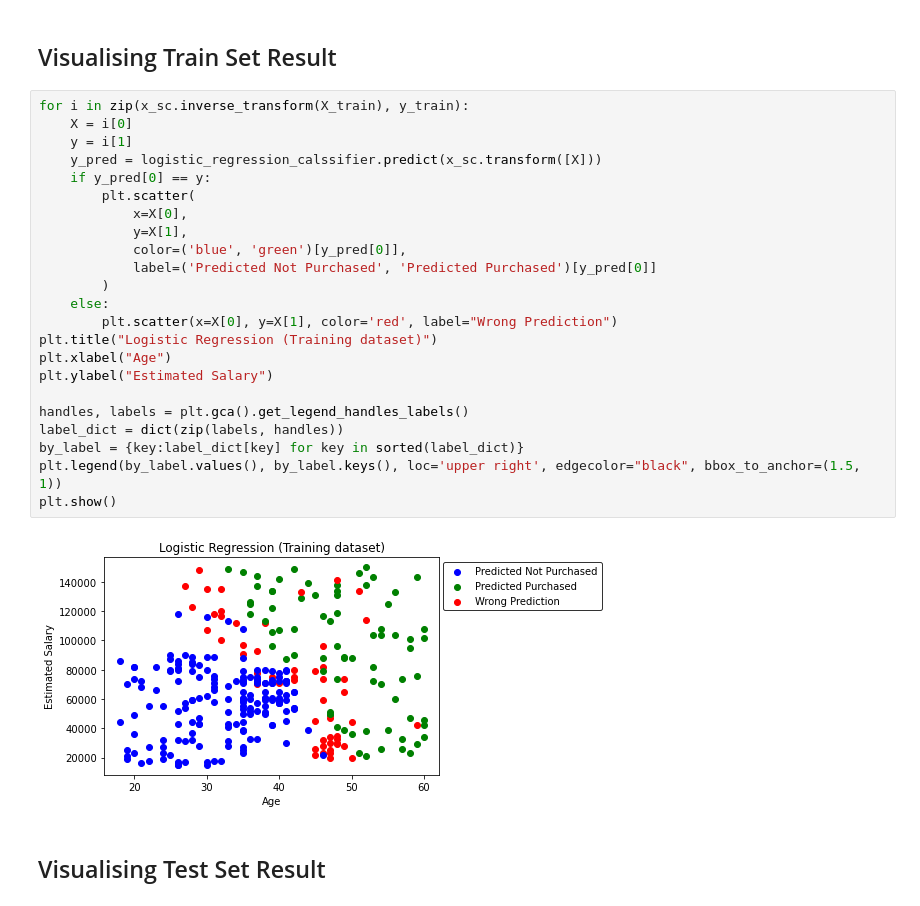
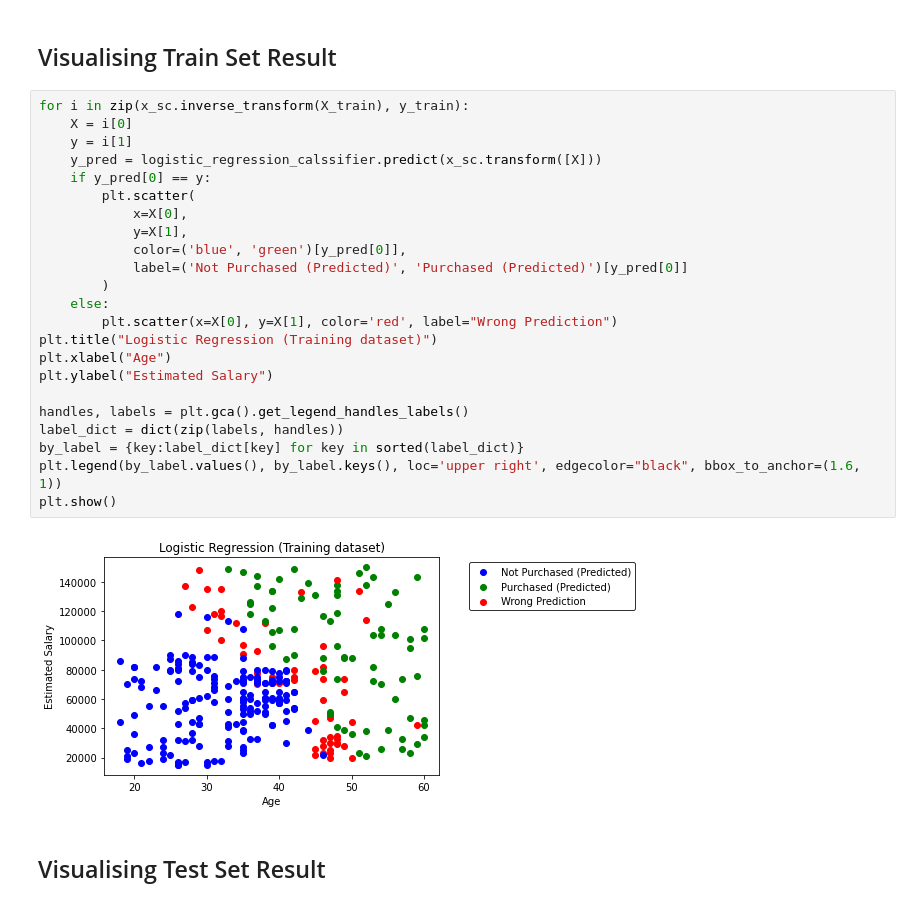
Before and after one commit to sanjay-rb/Machine-learning, a Jupyter notebook: notebook/10 . Logistic Regression.ipynb, the cells around one changed output. Drawn from its saved outputs; the diff is of its cells as text.

Commit message:
Label updated

```diff
--- a/notebook/10 . Logistic Regression.ipynb
+++ b/notebook/10 . Logistic Regression.ipynb
@@ -184,28 +184,28 @@ Estimated Salary       0.89      0.75      0.81        32
 # %%
 for i in zip(x_sc.inverse_transform(X_train), y_train):
     X = i[0]
     y = i[1]
     y_pred = logistic_regression_calssifier.predict(x_sc.transform([X]))
     if y_pred[0] == y:
         plt.scatter(
             x=X[0],
             y=X[1],
             color=('blue', 'green')[y_pred[0]],
-            label=('Predicted Not Purchased', 'Predicted Purchased')[y_pred[0]]
+            label=('Not Purchased (Predicted)', 'Purchased (Predicted)')[y_pred[0]]
         )
     else:
         plt.scatter(x=X[0], y=X[1], color='red', label="Wrong Prediction")
 plt.title("Logistic Regression (Training dataset)")
 plt.xlabel("Age")
 plt.ylabel("Estimated Salary")
 
 handles, labels = plt.gca().get_legend_handles_labels()
 label_dict = dict(zip(labels, handles))
 by_label = {key:label_dict[key] for key in sorted(label_dict)}
-plt.legend(by_label.values(), by_label.keys(), loc='upper right', edgecolor="black", bbox_to_anchor=(1.5, 1))
+plt.legend(by_label.values(), by_label.keys(), loc='upper right', edgecolor="black", bbox_to_anchor=(1.6, 1))
 plt.show()
 # %% [output]
-[figure, old version]
+[figure, new version]
 # %% [markdown]
 ## Visualising Test Set Result
 # %%
```
Also changed, not shown: parts of 1 cell of this notebook.
